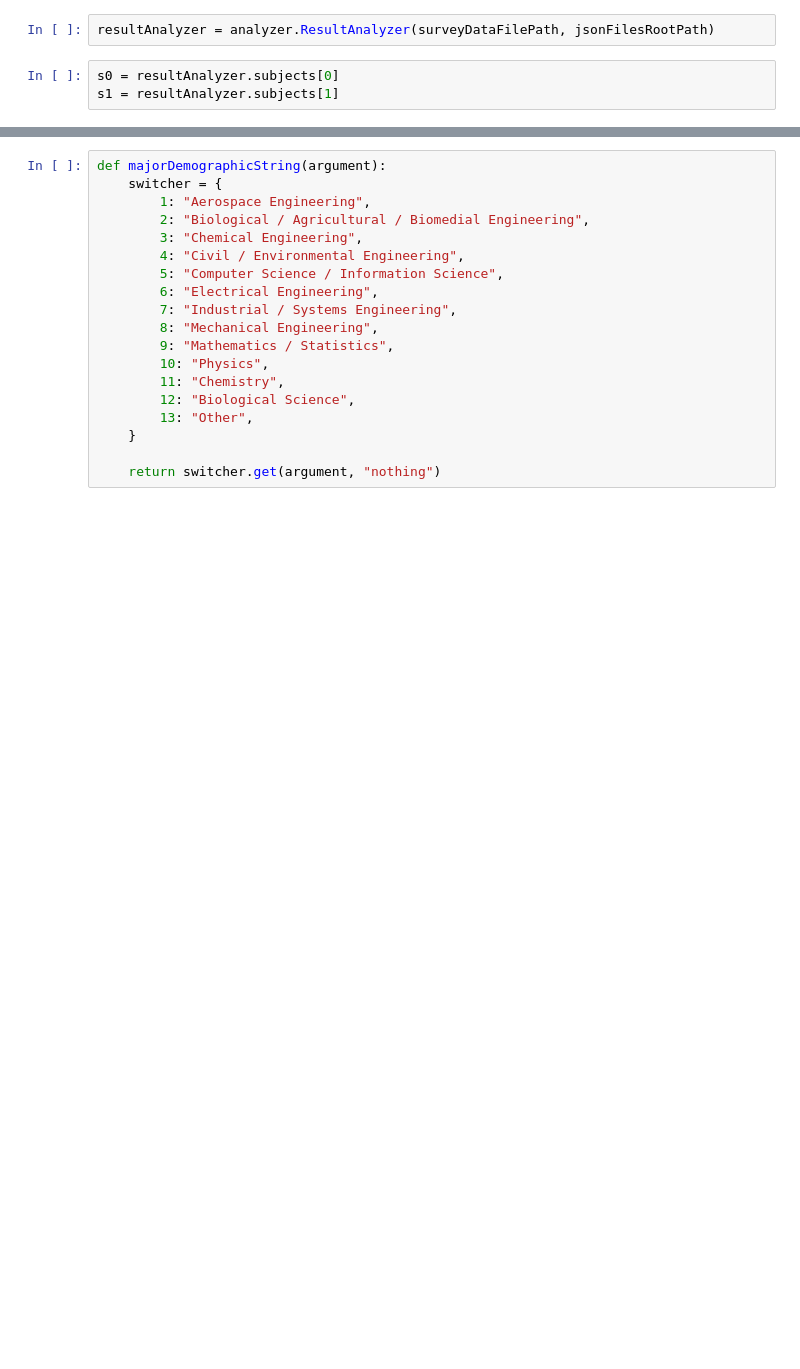
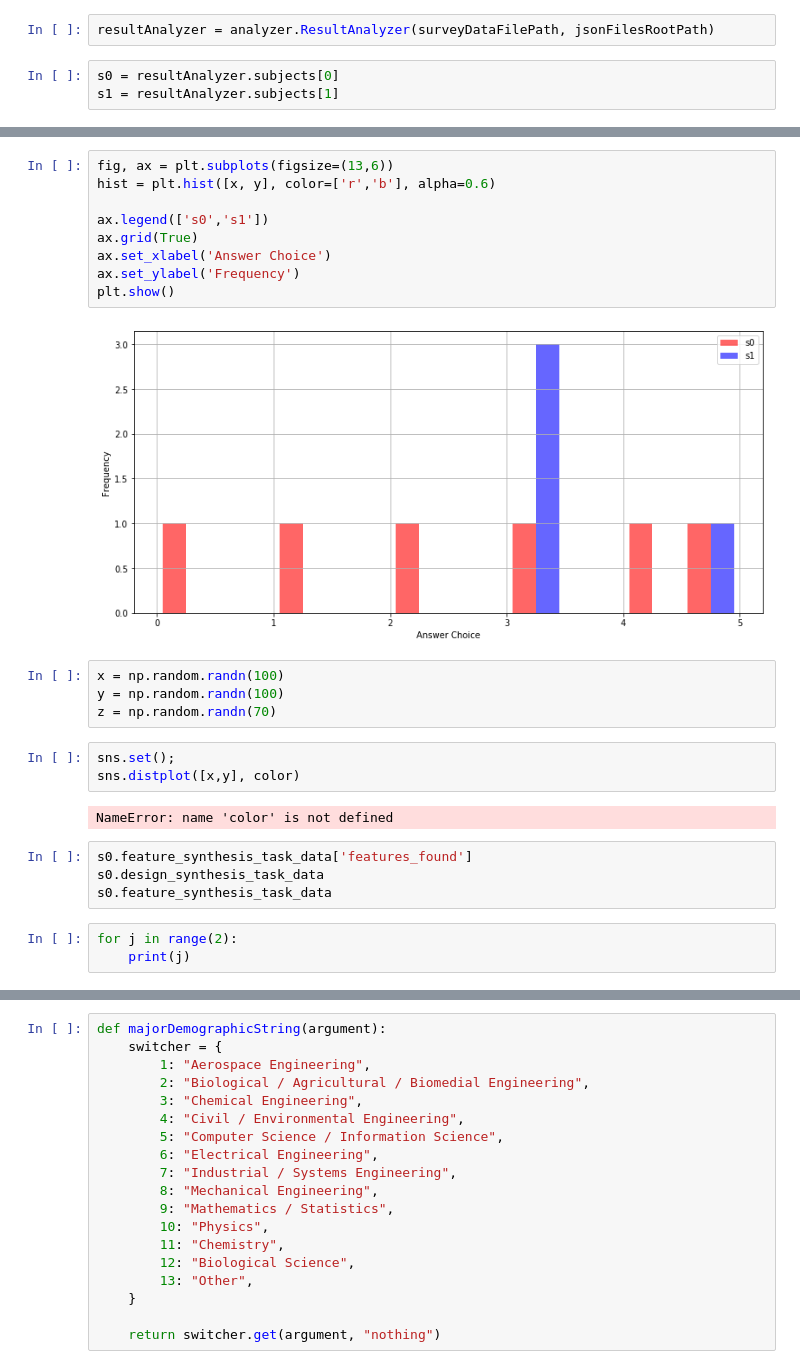
Before and after one commit to hsbang09/iFEED_experiment_result_analysis_2019, a Jupyter notebook: analysis-Copy(Renee).ipynb, the cells around one changed output, grey strips where cells are left out. Saved outputs shown, nothing was run; the diff lists cells and outputs as text; blank space fills up the shorter version.

```diff
--- a/analysis-Copy(Renee).ipynb
+++ b/analysis-Copy(Renee).ipynb
@@ -33,2 +138,29 @@ s1 = resultAnalyzer.subjects[1]
+# %%
+fig, ax = plt.subplots(figsize=(13,6))
+hist = plt.hist([x, y], color=['r','b'], alpha=0.6)
+
+ax.legend(['s0','s1'])
+ax.grid(True)
+ax.set_xlabel('Answer Choice')
+ax.set_ylabel('Frequency')
+plt.show()
+# %% [output]
+[figure, added]
+# %%
+x = np.random.randn(100)
+y = np.random.randn(100)
+z = np.random.randn(70)
+# %%
+sns.set();
+sns.distplot([x,y], color)
+# %% [output]
+NameError: name 'color' is not defined
+# %%
+s0.feature_synthesis_task_data['features_found']
+s0.design_synthesis_task_data
+s0.feature_synthesis_task_data
+# %%
+for j in range(2):
+    print(j)
 # %%
 s0.demographic_data
```
Also changed, not shown: parts of 75 cells of this notebook, 1 other file.
